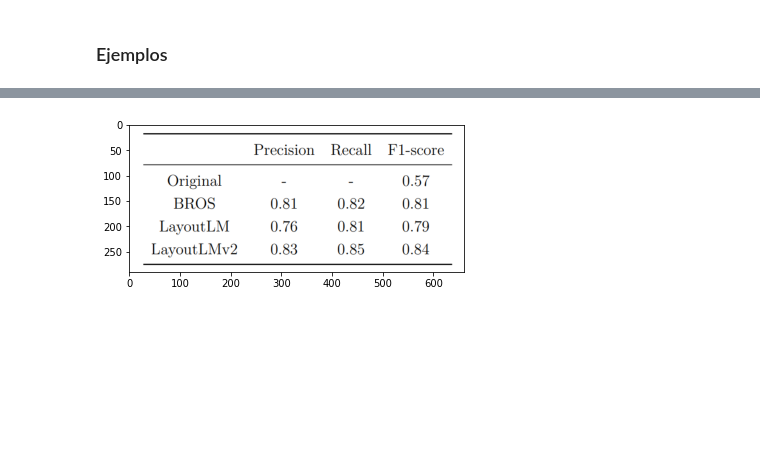
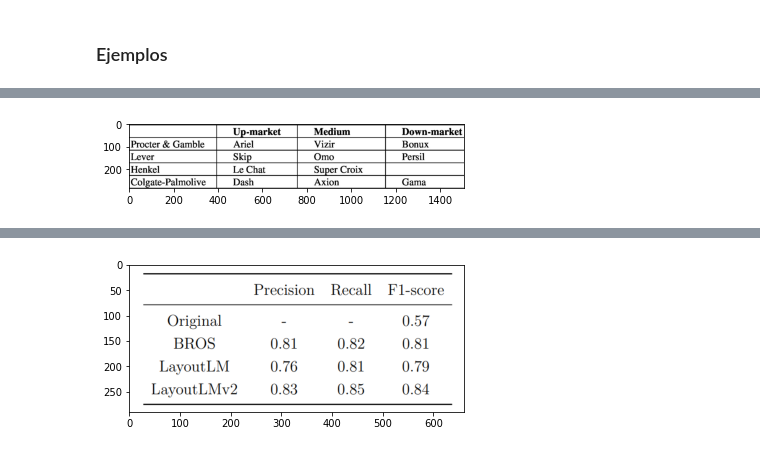
Before and after one commit to holms-ur/CellDetection, a Jupyter notebook: img2latex.ipynb, the cells around one changed output, grey strips where cells are left out. Cells and saved outputs as stored; diff of their text form; code cells hidden in the pictures; blank space fills up the shorter version.

```diff
--- a/img2latex.ipynb
+++ b/img2latex.ipynb
@@ -254,0 +276,4 @@ mostrarImagen('predictions.jpg')
+# %%
+mostrarImagen('datasetYOLO/test/eu-007-1-1.jpg')
+# %% [output]
+[figure, added]
```
Also changed, not shown: parts of 9 cells of this notebook.
